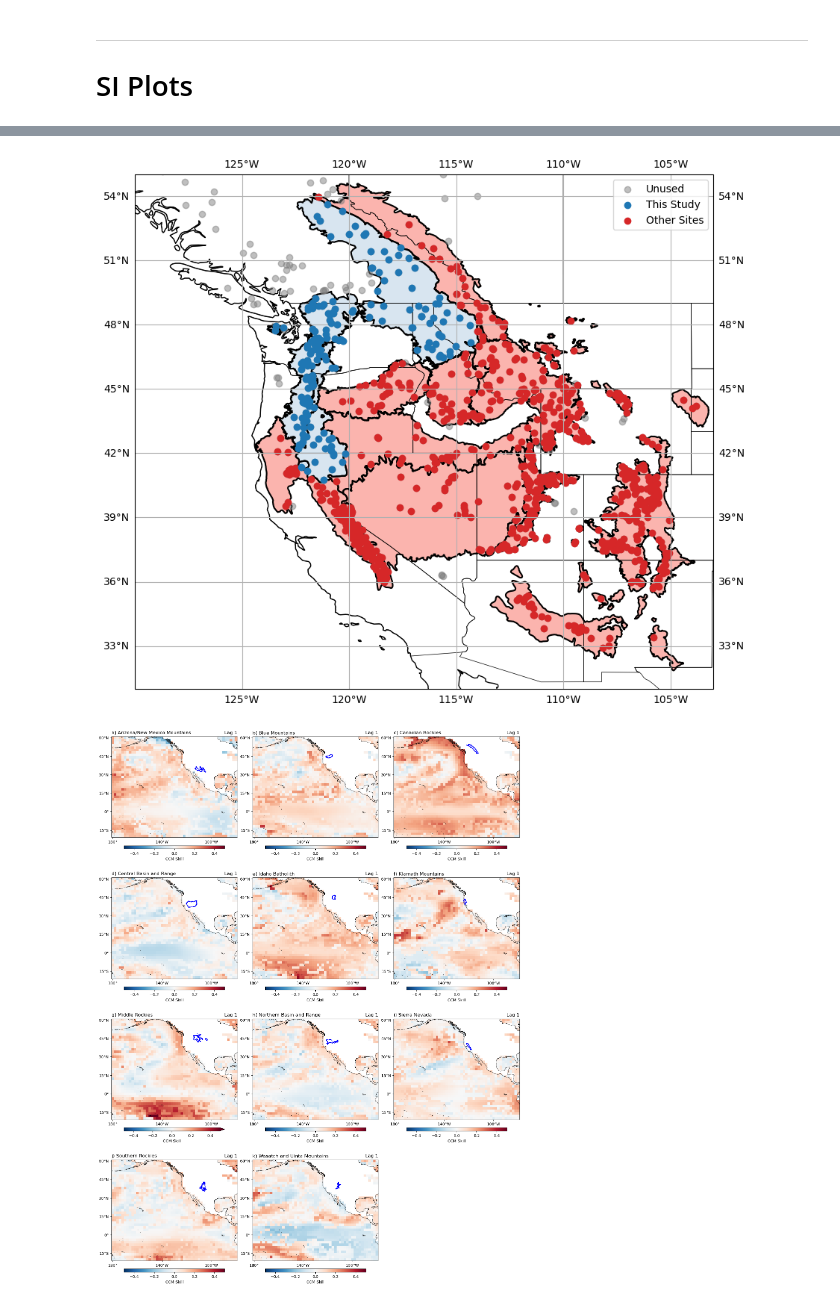
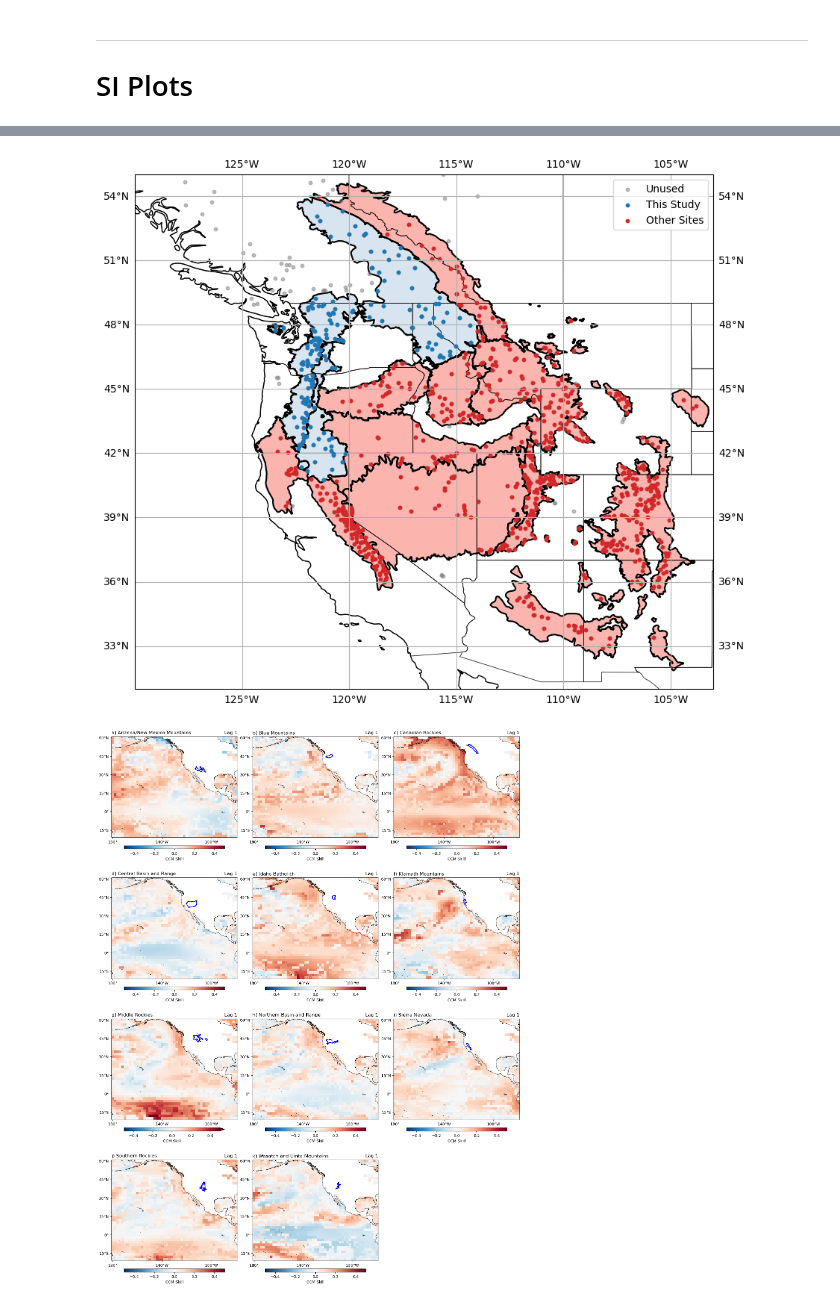
Before and after one commit to heyjoekim/causal_snow_proj, a Jupyter notebook: analysis/analysis_part1.ipynb, the cells around one changed output, grey strips where cells are left out. Saved outputs shown, nothing was run; the diff lists cells and outputs as text; code cells hidden in the pictures.

```diff
--- a/analysis/analysis_part1.ipynb
+++ b/analysis/analysis_part1.ipynb
@@ -44,8 +44,8 @@ snotel_pos = swea[['agency', 'siteID', 'latitude', 'longitude', 'elevation']].to
 # snotel_pos = snotel_pos.droplevel('sites')
 # %%
 # convert DataFrame to GeoDataFrame
-test_gdf = gpd.GeoDataFrame(snotel_pos['agency'],
-                            geometry=gpd.points_from_xy(snotel_pos['longitude'],
-                                                        snotel_pos['latitude']))
+sntl_pos_gpd = gpd.GeoDataFrame(snotel_pos['agency'],
+                                geometry=gpd.points_from_xy(snotel_pos['longitude'],
+                                                            snotel_pos['latitude']))
 
-test_gdf.set_crs(crs_proj4, inplace=True)
+sntl_pos_gpd = sntl_pos_gpd.set_crs(crs_proj4)
@@ -358,4 +344,4 @@ crs = ccrs.PlateCarree(central_longitude=180)
 # This can be converted into a `proj4` string/dict compatible with GeoPandas
 crs_proj4 = crs.proj4_init
 wus_eco = wus_eco.to_crs(crs_proj4)
-test_gdf.set_crs(crs_proj4, inplace=True)
+sntl_pos_gpd = sntl_pos_gpd.set_crs(crs_proj4)
@@ -378,40 +349,43 @@ test_gdf.set_crs(crs_proj4, inplace=True)
 fig, ax = plt.subplots(figsize=(10,10), subplot_kw={
     "projection": ccrs.PlateCarree()})
 ax.coastlines(resolution='50m',
               color='black', linewidth=1)
 ax.set_extent([-130, -103, 31, 55], crs=ccrs.PlateCarree())
 ax.add_feature(cfeature.STATES, linewidth=0.5)
 
 wus_eco = gdf[gdf['NA_L3NAME'].isin(eco_regions)]
 wus_eco = wus_eco.to_crs(ccrs.PlateCarree())
 wus_eco.boundary.plot(ax=ax, color='k')
 
 pnw_sites = gdf[gdf['NA_L3NAME'].isin(coast_ecos)]
 pnw_sites = pnw_sites.to_crs(ccrs.PlateCarree())
 eco_sites = gdf[gdf['NA_L3NAME'].isin(ecos_not_in)]
 eco_sites = eco_sites.to_crs(ccrs.PlateCarree())
-
 pnw_sites.to_crs(crs_proj4)
 eco_sites.to_crs(crs_proj4)
+
+
 ax.add_geometries(pnw_sites['geometry'], crs=ccrs.PlateCarree(),
                   color=c_Pastel1[1], alpha=0.5, zorder=1)
 ax.add_geometries(eco_sites['geometry'], crs=ccrs.PlateCarree(),
                   color=c_Pastel1[0], zorder=1)
 
-test_gdf.plot(ax=ax, zorder=2, color='grey', alpha=0.5, label='Unused')
-pnw_xy = test_gdf.sjoin(pnw_sites, how='inner', predicate='intersects')
-pnw_xy.plot(ax=ax, zorder=3, label='This Study')
+sntl_pos_gpd.plot(ax=ax, zorder=2, color='grey',
+                  alpha=0.5, label='Unused', markersize=10)
+
+pnw_xy = sntl_pos_gpd.sjoin(pnw_sites, how='inner', predicate='intersects')
+pnw_xy.plot(ax=ax, zorder=3, label='This Study', markersize=10)
 
 
-eco_xy = test_gdf.sjoin(eco_sites, how='inner', predicate='intersects')
-eco_xy.plot(ax=ax, zorder=2, color='tab:red', label='Other Sites')
+eco_xy = sntl_pos_gpd.sjoin(eco_sites, how='inner', predicate='intersects')
+eco_xy.plot(ax=ax, zorder=2, color='tab:red', label='Other Sites', markersize=10)
 
 
 gl = ax.gridlines(draw_labels=True)
 ax.legend()
 plt.show()
 # %% [output]
-[figure, old version]
+[figure, new version]
 # %%
 # def plot_ccm(f):
 f = ccm_results_flist[3]
```
Also changed, not shown: parts of 5 cells of this notebook, 2 other files.
